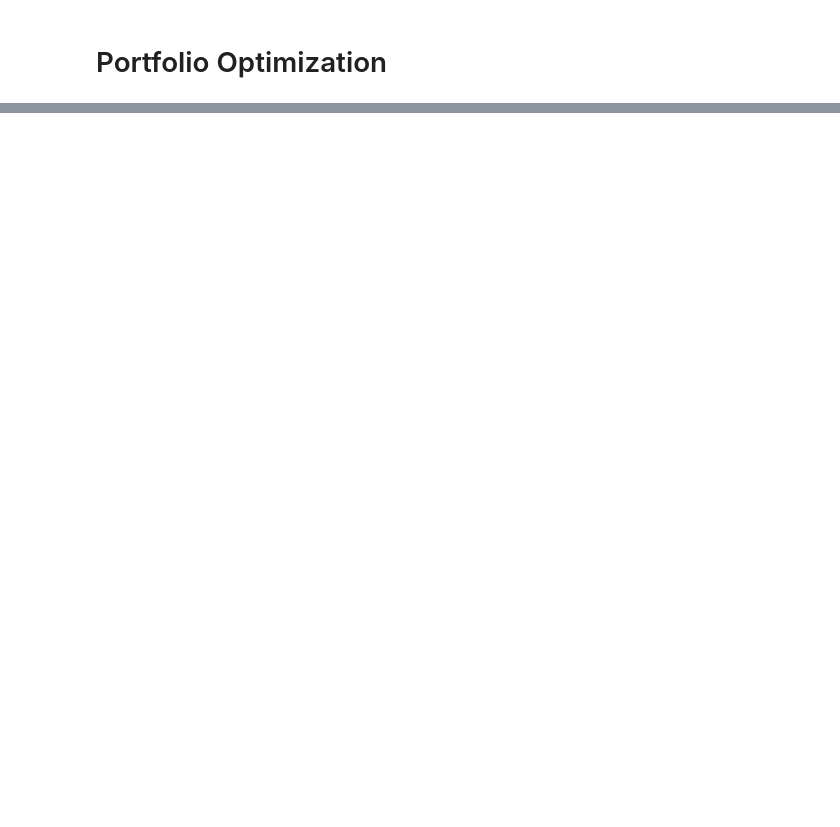
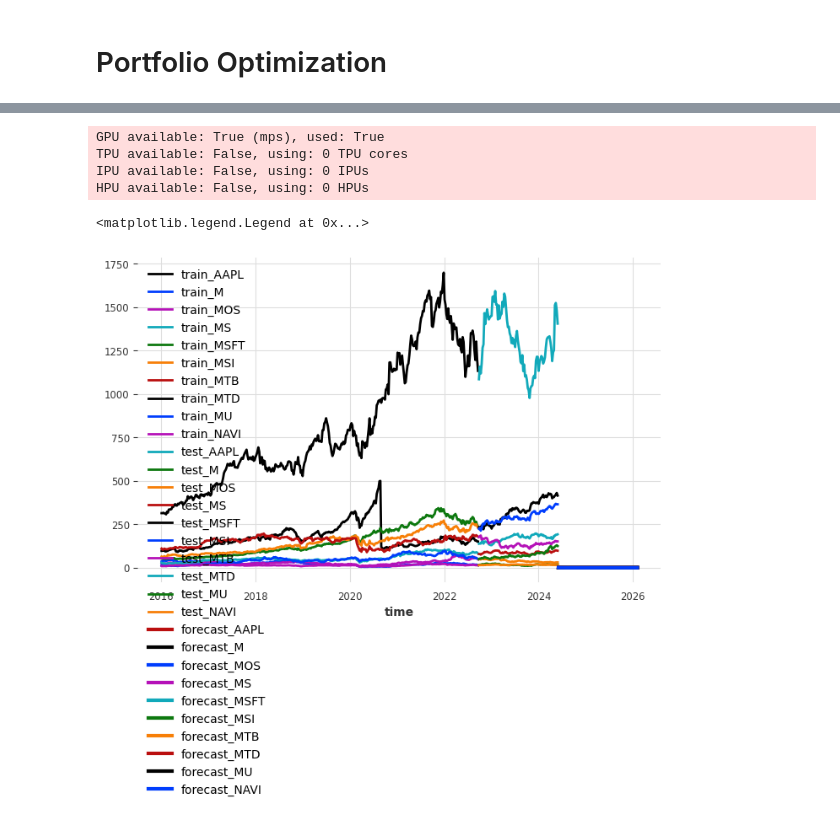
Before and after one commit to tim-boudot/lwhf-investment-strategy, a Jupyter notebook: notebooks/bn-scratch.ipynb, the cells around one changed output, grey strips where cells are left out. Drawn from its saved outputs; the diff is of its cells as text; code cells hidden in the pictures; blank space fills up the shorter version.

Commit message:
some darts models working.

```diff
--- a/notebooks/bn-scratch.ipynb
+++ b/notebooks/bn-scratch.ipynb
@@ -201,0 +227,7 @@ OrderedDict([('A', 0.00403),
+# %%
+from darts.timeseries import TimeSeries
+
+series = TimeSeries.from_dataframe(closes).astype(np.float32)
+train, test = series.split_after(0.8)
+
+# change the series to float32
@@ -201,0 +236,10 @@ OrderedDict([('A', 0.00403),
+# %%
+from darts.models import RNNModel
+model = RNNModel(
+    input_chunk_length=1,
+    model='LSTM',
+    hidden_dim=20,
+    n_rnn_layers=1,
+    training_length=len(train))
+# %%
+model.fit(series, verbose=True, epochs=25)
@@ -201,0 +266,19 @@ OrderedDict([('A', 0.00403),
+# %%
+preds = model.predict(n=len(test))
+# %% [output]
+GPU available: True (mps), used: True
+TPU available: False, using: 0 TPU cores
+IPU available: False, using: 0 IPUs
+HPU available: False, using: 0 HPUs
+# %%
+# plot the forecast with the actual data
+
+import matplotlib.pyplot as plt
+plt.figure(figsize=(8,5))
+train.plot(label='train')
+test.plot(label='test')
+preds.plot(label='forecast', lw=3)
+plt.legend()
+# %% [output]
+<matplotlib.legend.Legend at 0x...>
+[figure, added]
```
Also changed, not shown: parts of 16 cells of this notebook, 1 other file.
